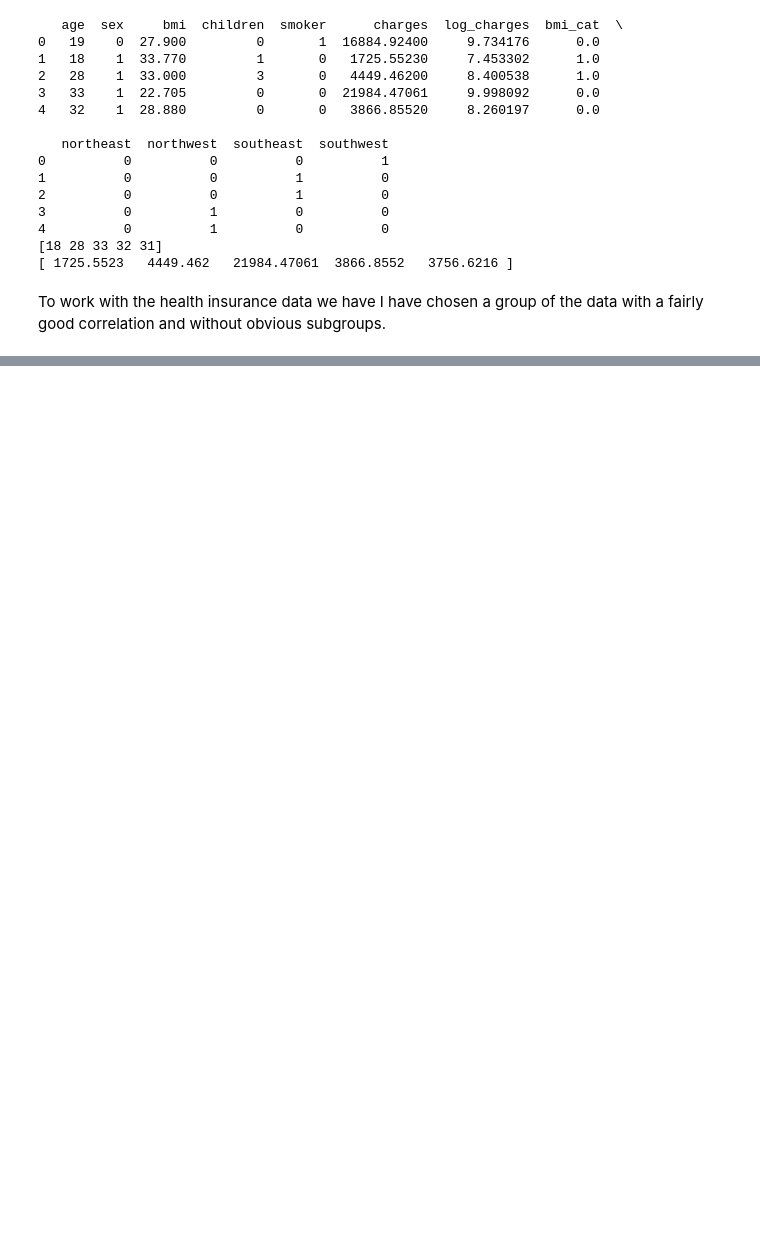
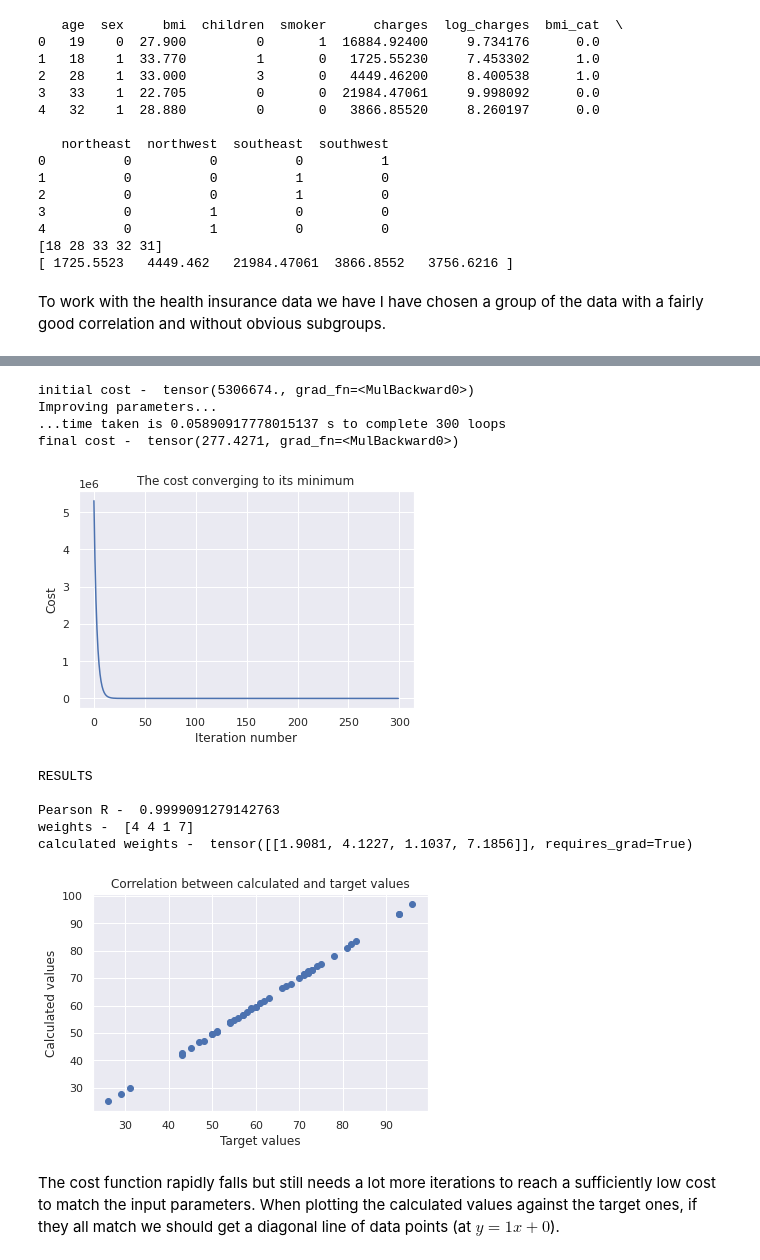
Before and after one commit to foxfoxfox7/Learning-machine-learning, a Jupyter notebook: linear_regression/health_insurance.ipynb, the cells around one changed output, grey strips where cells are left out. Cells and saved outputs as stored; diff of their text form; code cells hidden in the pictures; blank space fills up the shorter version.

```diff
--- a/linear_regression/health_insurance.ipynb
+++ b/linear_regression/health_insurance.ipynb
@@ -123,7 +123,7 @@ With this knowledge in mind we can now show the distribution of charges but spli
 We will inesitigate whether one of the other features can account for these instances later.
 # %%
 df['bmi_cat'] = np.nan
-df.loc[df['bmi'] < 30, 'bmi_cat'] = 0
+df.loc[df['bmi'] <= 30, 'bmi_cat'] = 0
 df.loc[df['bmi'] > 30, 'bmi_cat'] = 1
 
 sns.lmplot(data=df[df['smoker'] == 'yes'], x='bmi', y='charges', hue='bmi_cat')
@@ -298,7 +300,8 @@ plt.show()
 th0 = -15
 th1 = 16
 alpha = 0.001
-loops = 1000000
+loops = 100000
+print('initial cost - ', cost_func(X, y, th0, th1))
 
 for ii in range(loops):
     temp_th0 = th0 - grad_descent_th0(X, y, alpha, th0, th1)
@@ -328,0 +374,7 @@ We now go back to our full data set to use all of these features to create a lin
+# %%
+def linear_func_mv(x, weights):
+    return  x @ weights.t()
+
+def cost_func_mv(X, y, weights):
+    mm = len(X)
+    return (1/2*mm) * torch.sum((linear_func_mv(X, weights) - y)**2)
@@ -328,0 +383,63 @@ We now go back to our full data set to use all of these features to create a lin
+# %%
+def mv_linear_regression_alg(inputs, targets, loops, alpha):
+
+    # require_grad = True in order to backwards compute derivatives of the weights
+    # number of weight coefficients equal to the number of features
+    w = torch.randn(1, inputs.shape[1], requires_grad=True)
+
+    print('initial cost - ', cost_func_mv(inputs, targets, w))
+    print('Improving parameters...')
+
+    cost_tracker = []
+
+    t_mv1 = time.time()
+    for i in range(loops):
+        cost = cost_func_mv(inputs, targets, w)
+        cost_tracker.append(cost_func_mv(inputs, targets, w).detach().numpy())
+        cost.backward()
+        with torch.no_grad():
+            w -= w.grad * alpha
+            w.grad.zero_()
+    t_mv2 = time.time()
+
+    print(f'...time taken is {t_mv2 - t_mv1} s to complete {loops} loops')
+    print('final cost - ', cost_func_mv(inputs, targets, w))
+
+    return w, cost_tracker
+
+alpha_mv = 1e-5
+loops_mv = 3000
+w, costs = mv_linear_regression_alg(inputs, targets, loops_mv, alpha_mv)
+
+plt.plot(costs)
+plt.title('The cost converging to its minimum')
+plt.xlabel('Iteration number')
+plt.ylabel('Cost')
+plt.ylim(-1000, 1e6)
+plt.show()
+
+print('\nRESULTS\n')
+df_targets['results'] = linear_func_mv(inputs, w).t().detach().numpy()[0]
+print('Pearson R - ', df_targets['target'].corr(df_targets['results']))
+print('weights - ', thetai)
+print('calculated weights - ', w)
+
+plt.scatter(df_targets['target'].values, df_targets['results'].values)
+plt.title('Correlation between calculated and target values')
+plt.xlabel('Target values')
+plt.ylabel('Calculated values')
+plt.show()
+# %% [output]
+initial cost -  tensor(5306674., grad_fn=<MulBackward0>)
+Improving parameters...
+...time taken is 0.05890917778015137 s to complete 300 loops
+final cost -  tensor(277.4271, grad_fn=<MulBackward0>)
+[figure, added]
+RESULTS
+
+Pearson R -  0.9999091279142763
+weights -  [4 4 1 7]
+calculated weights -  tensor([[1.9081, 4.1227, 1.1037, 7.1856]], requires_grad=True)
+[figure, added]
+# %% [markdown]
+The cost function rapidly falls but still needs a lot more iterations to reach a sufficiently low cost to match the input parameters. When plotting the calculated values against the target ones, if they all match we should get a diagonal line of data points (at $y=1x+0$).
```
Also changed, not shown: parts of 29 cells of this notebook, 1 other file.
